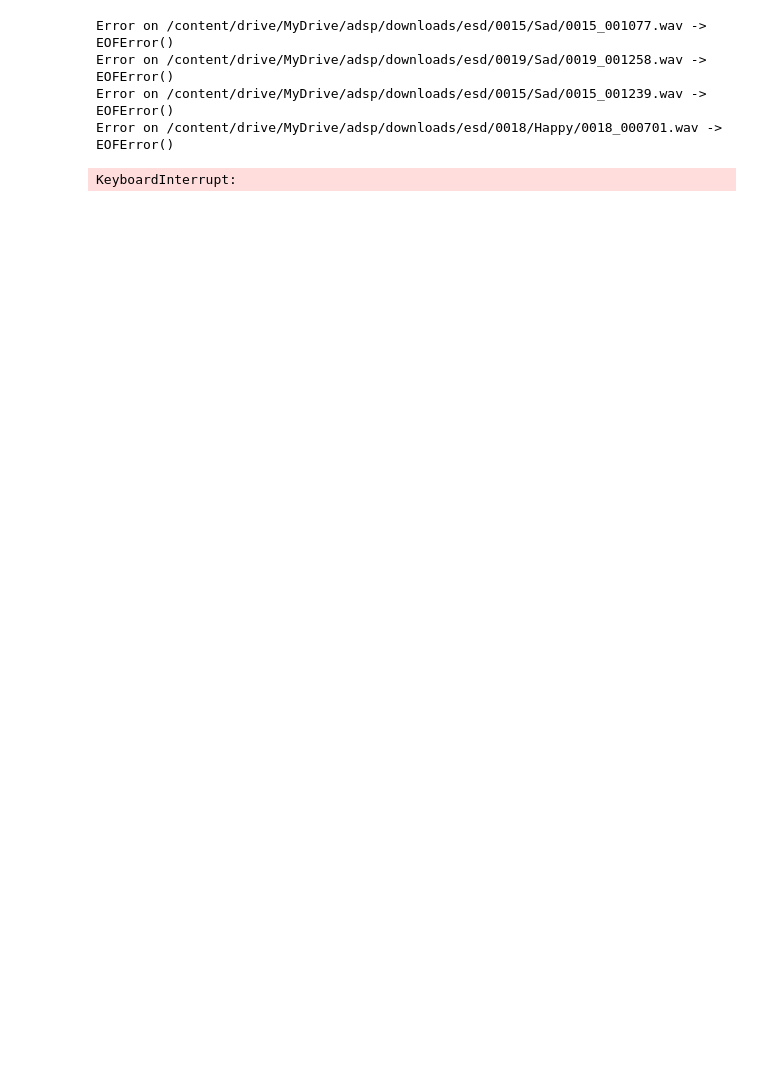
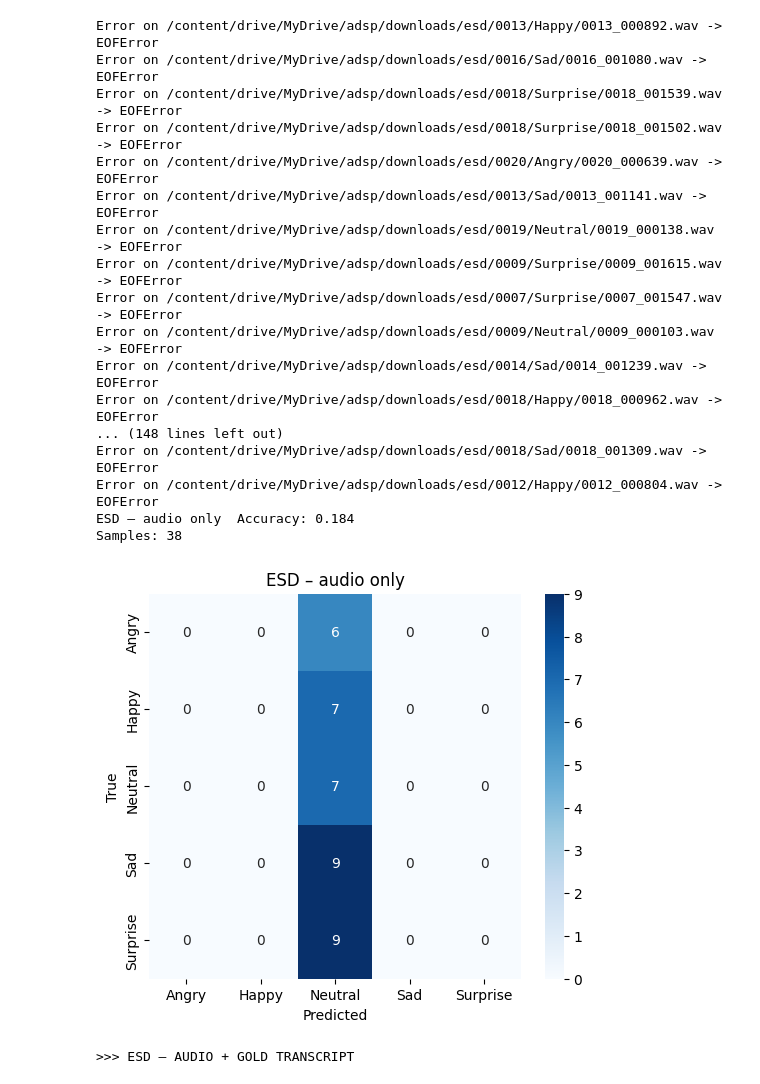
Before and after one commit to adsp-polito/2025-P7-Multimodal-Emotion-Recognition, a Jupyter notebook: notebooks/02_zero_shot.ipynb, the cells around one changed output. Drawn from its saved outputs; the diff is of its cells as text; code cells hidden in the pictures; blank space fills up the shorter version.

```diff
--- a/notebooks/02_zero_shot.ipynb
+++ b/notebooks/02_zero_shot.ipynb
@@ -346,0 +310,19 @@ Index: []
+# %%
+def add_whisper_text(df, max_samples=None):
+    df = df.copy()
+    if max_samples is not None and max_samples < len(df):
+        df = df.sample(max_samples, random_state=42).reset_index(drop=True)
+
+    w_texts = []
+    for p in tqdm(df["path"], desc="Whisper ASR"):
+        try:
+            w_texts.append(whisper_transcribe(p))
+        except Exception as e:
+            print("ASR error on", p, "->", type(e).__name__, e)
+            w_texts.append("")
+    df["whisper_text"] = w_texts
+    return df
+
+# Example: limit to 500 for speed while debugging
+df_esd_w  = add_whisper_text(df_esd,  max_samples=500)
+df_iemo_w = add_whisper_text(df_iemo, max_samples=500)
@@ -347,19 +503,30 @@ Index: []
 # %%
-MAX_SAMPLES = 200  # برای تست، بعداً می‌تونی None بذاری
+MAX_SAMPLES = 200
 
-print(">>> ESD - AUDIO ONLY")
-esd_audio_only = classify_batch(df_esd, with_text=False, max_samples=MAX_SAMPLES)
-acc_esd_a, cm_esd_a = evaluate_predictions(esd_audio_only, title="ESD - audio only")
+# ---------- ESD ----------
+print(">>> ESD – AUDIO ONLY")
+esd_audio_only = classify_batch(df_esd_w, mode="audio", max_samples=MAX_SAMPLES)
+acc_esd_a, cm_esd_a = evaluate_predictions(esd_audio_only, title="ESD – audio only")
 
-print("\n>>> ESD - AUDIO + TRANSCRIPT")
-esd_audio_text = classify_batch(df_esd, with_text=True, max_samples=MAX_SAMPLES)
-acc_esd_at, cm_esd_at = evaluate_predictions(esd_audio_text, title="ESD - audio + transcript")
+print(">>> ESD – AUDIO + GOLD TRANSCRIPT")
+esd_audio_gold = classify_batch(df_esd_w, mode="audio+gold", max_samples=MAX_SAMPLES)
+acc_esd_ag, cm_esd_ag = evaluate_predictions(esd_audio_gold, title="ESD – audio + gold transcript")
 
-print("\n>>> IEMOCAP - AUDIO ONLY")
-iemo_audio_only = classify_batch(df_iemo, with_text=False, max_samples=MAX_SAMPLES)
-acc_iemo_a, cm_iemo_a = evaluate_predictions(iemo_audio_only, title="IEMOCAP - audio only")
+print(">>> ESD – AUDIO + WHISPER TRANSCRIPT")
+esd_audio_whisp = classify_batch(df_esd_w, mode="audio+whisper", max_samples=MAX_SAMPLES)
+acc_esd_aw, cm_esd_aw = evaluate_predictions(esd_audio_whisp, title="ESD – audio + Whisper transcript")
 
-print("\n>>> IEMOCAP - AUDIO + TRANSCRIPT")
-iemo_audio_text = classify_batch(df_iemo, with_text=True, max_samples=MAX_SAMPLES)
-acc_iemo_at, cm_iemo_at = evaluate_predictions(iemo_audio_text, title="IEMOCAP - audio + transcript")
+
+# ---------- IEMOCAP ----------
+print(">>> IEMOCAP – AUDIO ONLY")
+iemo_audio_only = classify_batch(df_iemo_w, mode="audio", max_samples=MAX_SAMPLES)
+acc_ie_a, cm_ie_a = evaluate_predictions(iemo_audio_only, title="IEMOCAP – audio only")
+
+print(">>> IEMOCAP – AUDIO + GOLD TRANSCRIPT")
+iemo_audio_gold = classify_batch(df_iemo_w, mode="audio+gold", max_samples=MAX_SAMPLES)
+acc_ie_ag, cm_ie_ag = evaluate_predictions(iemo_audio_gold, title="IEMOCAP – audio + gold transcript")
+
+print(">>> IEMOCAP – AUDIO + WHISPER TRANSCRIPT")
+iemo_audio_whisp = classify_batch(df_iemo_w, mode="audio+whisper", max_samples=MAX_SAMPLES)
+acc_ie_aw, cm_ie_aw = evaluate_predictions(iemo_audio_whisp, title="IEMOCAP – audio + Whisper transcript")
 # %% [output]
@@ -369,5 +536,19 @@ acc_iemo_at, cm_iemo_at = evaluate_predictions(iemo_audio_text, title="IEMOCAP -
-Error on /content/drive/MyDrive/adsp/downloads/esd/0015/Sad/0015_001077.wav -> EOFError()
-Error on /content/drive/MyDrive/adsp/downloads/esd/0019/Sad/0019_001258.wav -> EOFError()
-Error on /content/drive/MyDrive/adsp/downloads/esd/0015/Sad/0015_001239.wav -> EOFError()
-Error on /content/drive/MyDrive/adsp/downloads/esd/0018/Happy/0018_000701.wav -> EOFError()
+Error on /content/drive/MyDrive/adsp/downloads/esd/0013/Happy/0013_000892.wav -> EOFError
+Error on /content/drive/MyDrive/adsp/downloads/esd/0016/Sad/0016_001080.wav -> EOFError
+Error on /content/drive/MyDrive/adsp/downloads/esd/0018/Surprise/0018_001539.wav -> EOFError
+Error on /content/drive/MyDrive/adsp/downloads/esd/0018/Surprise/0018_001502.wav -> EOFError
+Error on /content/drive/MyDrive/adsp/downloads/esd/0020/Angry/0020_000639.wav -> EOFError
+Error on /content/drive/MyDrive/adsp/downloads/esd/0013/Sad/0013_001141.wav -> EOFError
+Error on /content/drive/MyDrive/adsp/downloads/esd/0019/Neutral/0019_000138.wav -> EOFError
+Error on /content/drive/MyDrive/adsp/downloads/esd/0009/Surprise/0009_001615.wav -> EOFError
+Error on /content/drive/MyDrive/adsp/downloads/esd/0007/Surprise/0007_001547.wav -> EOFError
+Error on /content/drive/MyDrive/adsp/downloads/esd/0009/Neutral/0009_000103.wav -> EOFError
+Error on /content/drive/MyDrive/adsp/downloads/esd/0014/Sad/0014_001239.wav -> EOFError
+Error on /content/drive/MyDrive/adsp/downloads/esd/0018/Happy/0018_000962.wav -> EOFError
+... (148 lines left out)
+Error on /content/drive/MyDrive/adsp/downloads/esd/0018/Sad/0018_001309.wav -> EOFError
+Error on /content/drive/MyDrive/adsp/downloads/esd/0012/Happy/0012_000804.wav -> EOFError
+ESD – audio only  Accuracy: 0.184
+Samples: 38
+[figure, added]
-KeyboardInterrupt:
+>>> ESD – AUDIO + GOLD TRANSCRIPT
```
Also changed, not shown: parts of 20 cells of this notebook.
